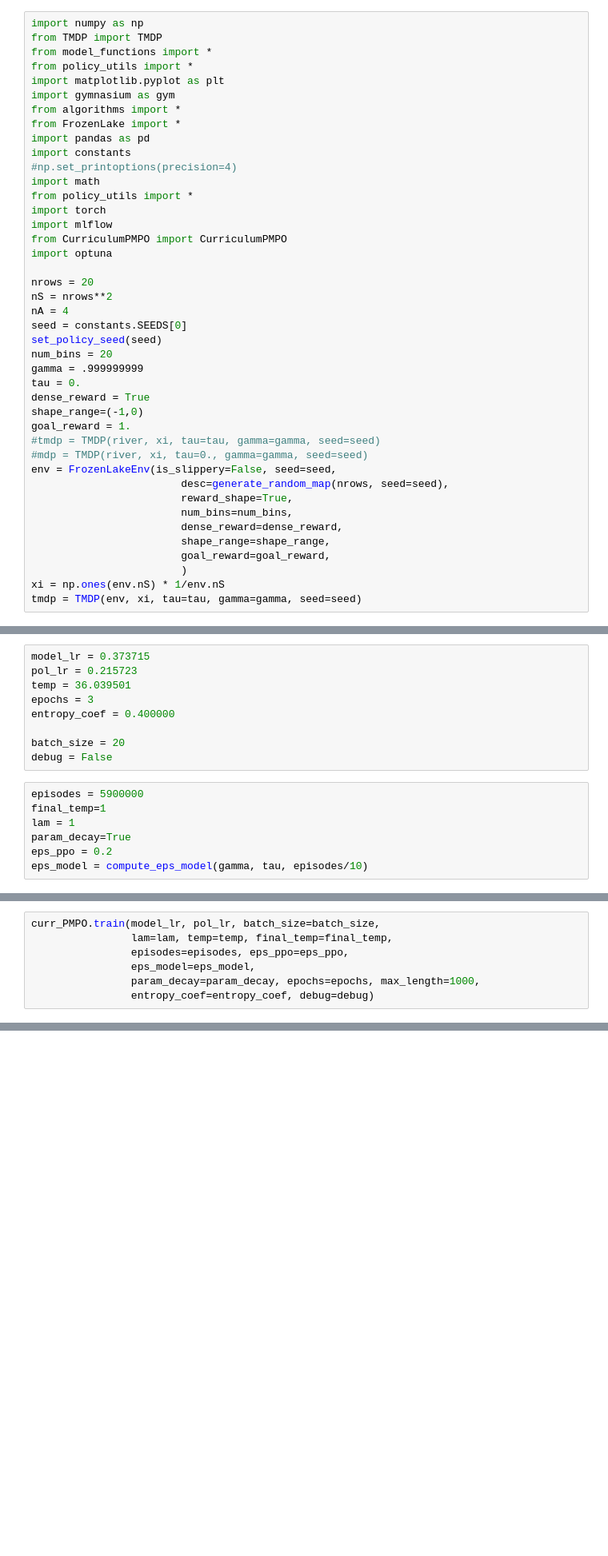
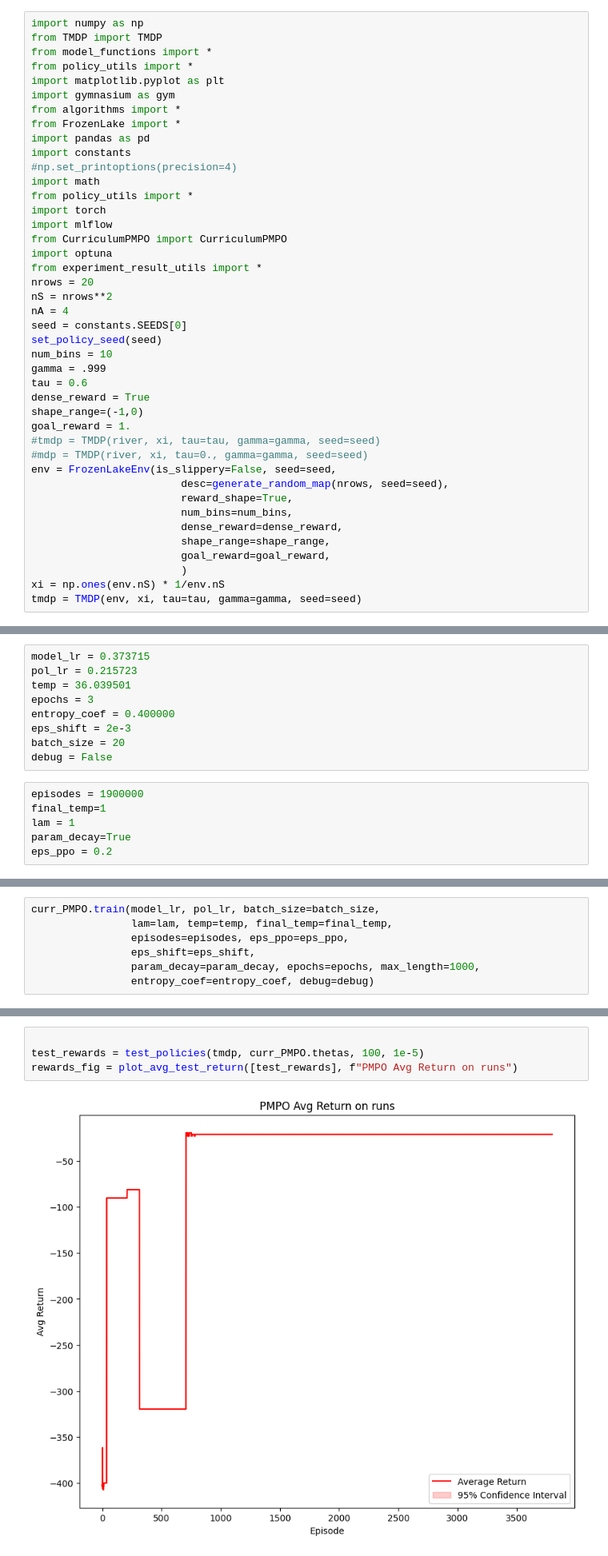
Before and after one commit to cris96spa/TMDP, a Jupyter notebook: Curriculum_PMPO_test_FrozenLake.ipynb, the cells around one changed output, grey strips where cells are left out. Shown at 80% size. Cells and saved outputs as stored; diff of their text form; blank space fills up the shorter version.

```diff
--- a/Curriculum_PMPO_test_FrozenLake.ipynb
+++ b/Curriculum_PMPO_test_FrozenLake.ipynb
@@ -16,15 +16,15 @@ import torch
 import mlflow
 from CurriculumPMPO import CurriculumPMPO
 import optuna
-
+from experiment_result_utils import *
 nrows = 20
 nS = nrows**2
 nA = 4
 seed = constants.SEEDS[0]
 set_policy_seed(seed)
-num_bins = 20
-gamma = .999999999
-tau = 0.
+num_bins = 10
+gamma = .999
+tau = 0.6
 dense_reward = True
 shape_range=(-1,0)
 goal_reward = 1.
@@ -57,16 +61,15 @@ pol_lr = 0.215723
 temp = 36.039501
 epochs = 3
 entropy_coef = 0.400000
-
+eps_shift = 2e-3
 batch_size = 20
 debug = False
 # %%
-episodes = 5900000
+episodes = 1900000
 final_temp=1
 lam = 1
 param_decay=True
 eps_ppo = 0.2
-eps_model = compute_eps_model(gamma, tau, episodes/10)
 # %%
 curr_PMPO = CurriculumPMPO(tmdp, checkpoint_step=500)
 tmdp.update_tau(tau) # Reset the teleport rate
@@ -74,6 +77,6 @@ tmdp.update_tau(tau) # Reset the teleport rate
 curr_PMPO.train(model_lr, pol_lr, batch_size=batch_size,
                 lam=lam, temp=temp, final_temp=final_temp,
                 episodes=episodes, eps_ppo=eps_ppo,
-                eps_model=eps_model,
+                eps_shift=eps_shift,
                 param_decay=param_decay, epochs=epochs, max_length=1000,
                 entropy_coef=entropy_coef, debug=debug)
@@ -112,3 +142,9 @@ print(pi[0])
+# %%
+
+test_rewards = test_policies(tmdp, curr_PMPO.thetas, 100, 1e-5)
+rewards_fig = plot_avg_test_return([test_rewards], f"PMPO Avg Return on runs")
+# %% [output]
+[figure, added]
 # %%
 
 tmdp.update_tau(0.)
```
Also changed, not shown: parts of 10 cells of this notebook, 18 other files.
